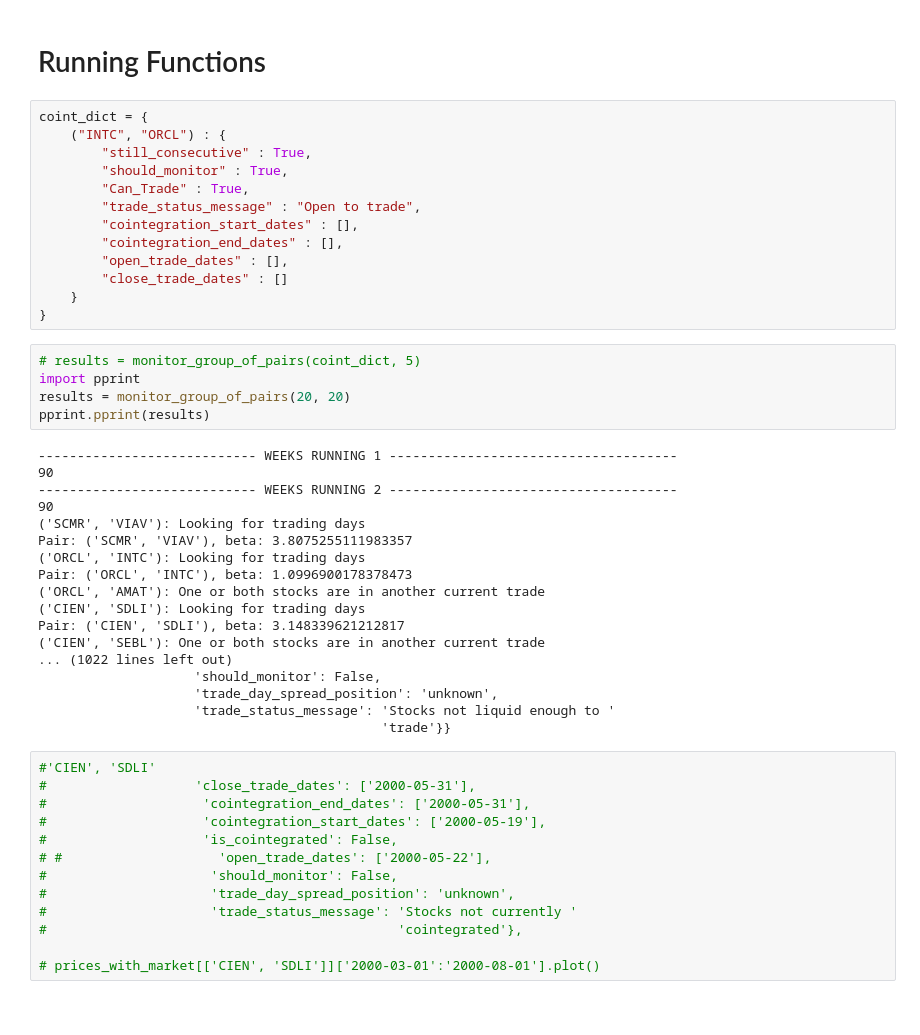
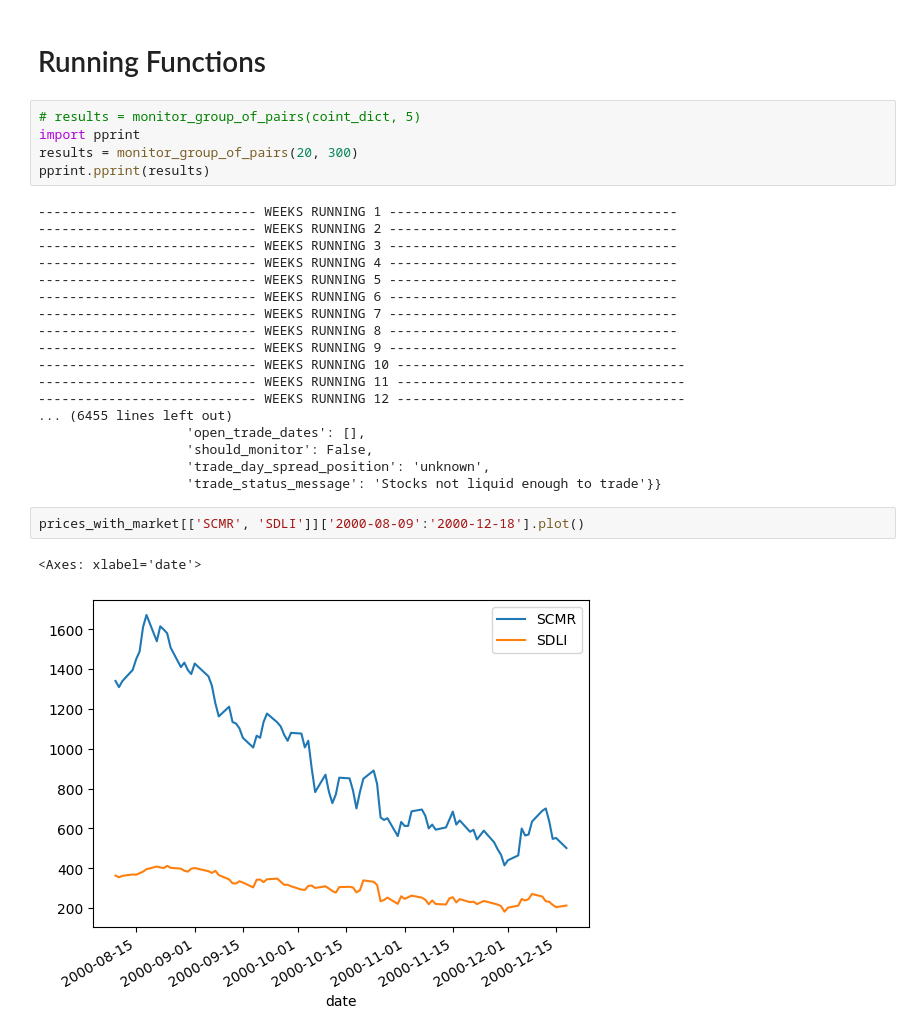
Before and after one commit to TInglefield/Math4920Project, a Jupyter notebook: Project_Draft2.ipynb, the cells around one changed output. Cells and saved outputs as stored; diff of their text form.

Commit message:
Working on logic for trade messages

```diff
--- a/Project_Draft2.ipynb
+++ b/Project_Draft2.ipynb
@@ -490,52 +492,31 @@ def print_overall_display(pairs_dictionary):
         plt.show()
 # %% [markdown]
 # Running Functions
-# %%
-coint_dict = {
-    ("INTC", "ORCL") : {
-        "still_consecutive" : True,
-        "should_monitor" : True,
-        "Can_Trade" : True,
-        "trade_status_message" : "Open to trade",
-        "cointegration_start_dates" : [],
-        "cointegration_end_dates" : [],
-        "open_trade_dates" : [],
-        "close_trade_dates" : []
-    }
-}
 # %%
 # results = monitor_group_of_pairs(coint_dict, 5)
 import pprint
-results = monitor_group_of_pairs(20, 20)
+results = monitor_group_of_pairs(20, 300)
 pprint.pprint(results)
 # %% [output]
 ---------------------------- WEEKS RUNNING 1 -------------------------------------
-90
 ---------------------------- WEEKS RUNNING 2 -------------------------------------
-90
-('SCMR', 'VIAV'): Looking for trading days
-Pair: ('SCMR', 'VIAV'), beta: 3.8075255111983357
-('ORCL', 'INTC'): Looking for trading days
-Pair: ('ORCL', 'INTC'), beta: 1.0996900178378473
-('ORCL', 'AMAT'): One or both stocks are in another current trade
-('CIEN', 'SDLI'): Looking for trading days
-Pair: ('CIEN', 'SDLI'), beta: 3.148339621212817
-('CIEN', 'SEBL'): One or both stocks are in another current trade
-... (1022 lines left out)
-                    'should_monitor': False,
-                    'trade_day_spread_position': 'unknown',
-                    'trade_status_message': 'Stocks not liquid enough to '
-                                            'trade'}}
+---------------------------- WEEKS RUNNING 3 -------------------------------------
+---------------------------- WEEKS RUNNING 4 -------------------------------------
+---------------------------- WEEKS RUNNING 5 -------------------------------------
+---------------------------- WEEKS RUNNING 6 -------------------------------------
+---------------------------- WEEKS RUNNING 7 -------------------------------------
+---------------------------- WEEKS RUNNING 8 -------------------------------------
+---------------------------- WEEKS RUNNING 9 -------------------------------------
+---------------------------- WEEKS RUNNING 10 -------------------------------------
+---------------------------- WEEKS RUNNING 11 -------------------------------------
+---------------------------- WEEKS RUNNING 12 -------------------------------------
+... (6455 lines left out)
+                   'open_trade_dates': [],
+                   'should_monitor': False,
+                   'trade_day_spread_position': 'unknown',
+                   'trade_status_message': 'Stocks not liquid enough to trade'}}
-# %%
-#'CIEN', 'SDLI'
-#                   'close_trade_dates': ['2000-05-31'],
-#                    'cointegration_end_dates': ['2000-05-31'],
-#                    'cointegration_start_dates': ['2000-05-19'],
-#                    'is_cointegrated': False,
-# #                    'open_trade_dates': ['2000-05-22'],
-#                     'should_monitor': False,
-#                     'trade_day_spread_position': 'unknown',
-#                     'trade_status_message': 'Stocks not currently '
-#                                             'cointegrated'},
-
-# prices_with_market[['CIEN', 'SDLI']]['2000-03-01':'2000-08-01'].plot()
+# %%
+prices_with_market[['SCMR', 'SDLI']]['2000-08-09':'2000-12-18'].plot()
+# %% [output]
+<Axes: xlabel='date'>
+[figure, added]
```
Also changed, not shown: parts of 2 cells of this notebook.
